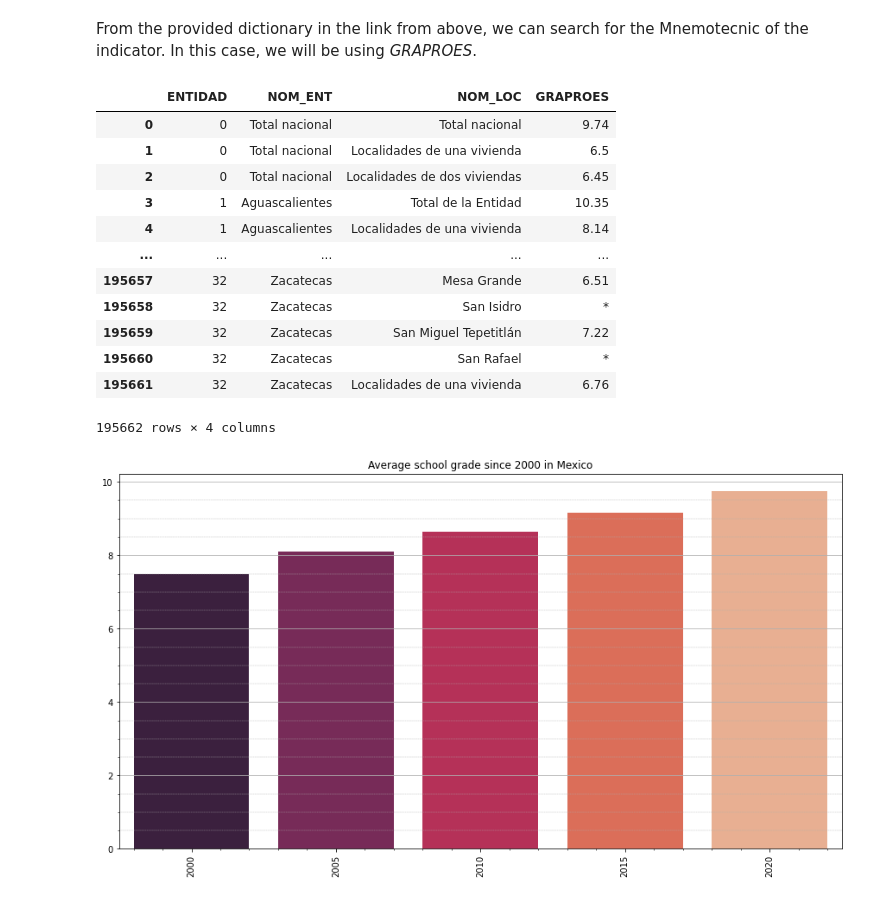
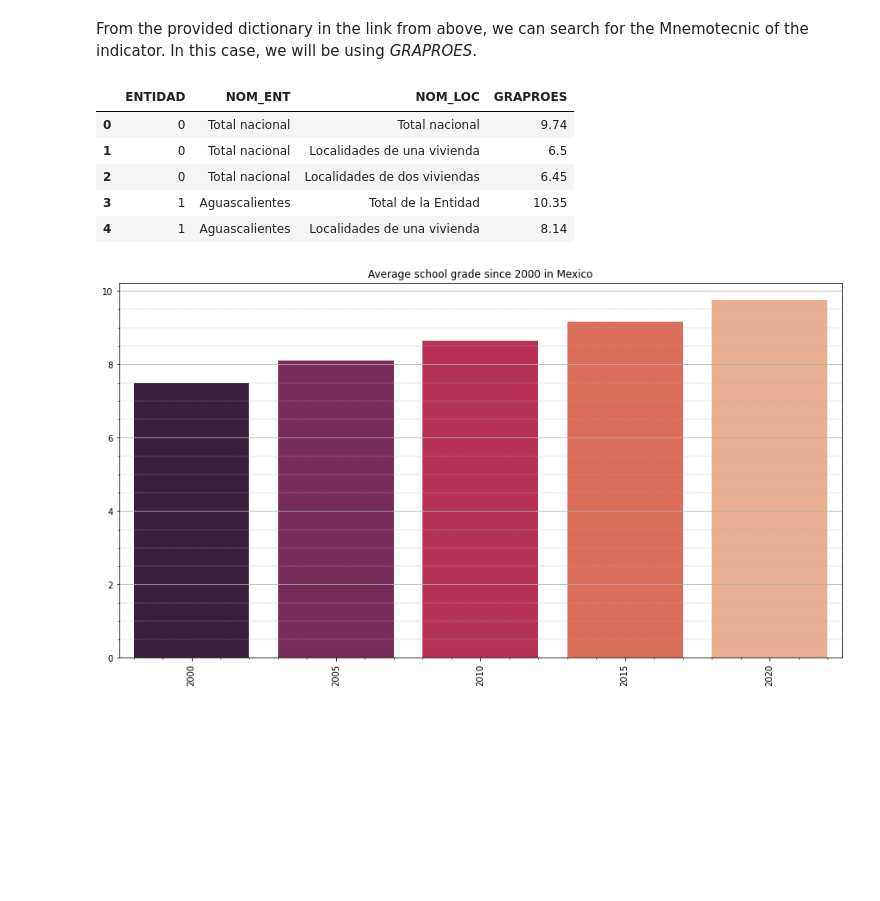
Before and after one commit to aarondiuz/Proyecto_Censo, a Jupyter notebook: Proyecto_Censo.ipynb, the cells around one changed output. Drawn from its saved outputs; the diff is of its cells as text; code cells hidden in the pictures; blank space fills up the shorter version.

```diff
--- a/Proyecto_Censo.ipynb
+++ b/Proyecto_Censo.ipynb
@@ -346,21 +454,14 @@ From the provided dictionary in the link from above, we can search for the Mnemo
 # %%
 # We select some columns that will be useful for later on.
 graproes_2020 = data_2020[['ENTIDAD','NOM_ENT','NOM_LOC','GRAPROES']]
-graproes_2020
+graproes_2020.head()
 # %% [output]
 |  | ENTIDAD | NOM_ENT | NOM_LOC | GRAPROES |
 | 0 | 0 | Total nacional | Total nacional | 9.74 |
 | 1 | 0 | Total nacional | Localidades de una vivienda | 6.5 |
 | 2 | 0 | Total nacional | Localidades de dos viviendas | 6.45 |
 | 3 | 1 | Aguascalientes | Total de la Entidad | 10.35 |
 | 4 | 1 | Aguascalientes | Localidades de una vivienda | 8.14 |
-| ... | ... | ... | ... | ... |
-| 195657 | 32 | Zacatecas | Mesa Grande | 6.51 |
-| 195658 | 32 | Zacatecas | San Isidro | * |
-| 195659 | 32 | Zacatecas | San Miguel Tepetitlán | 7.22 |
-| 195660 | 32 | Zacatecas | San Rafael | * |
-| 195661 | 32 | Zacatecas | Localidades de una vivienda | 6.76 |
-195662 rows × 4 columns
 # %%
 # Now, we can extract the national average grade of schooling from 2020
 List_Periods.append(2020)
```
Also changed, not shown: parts of 26 cells of this notebook.
